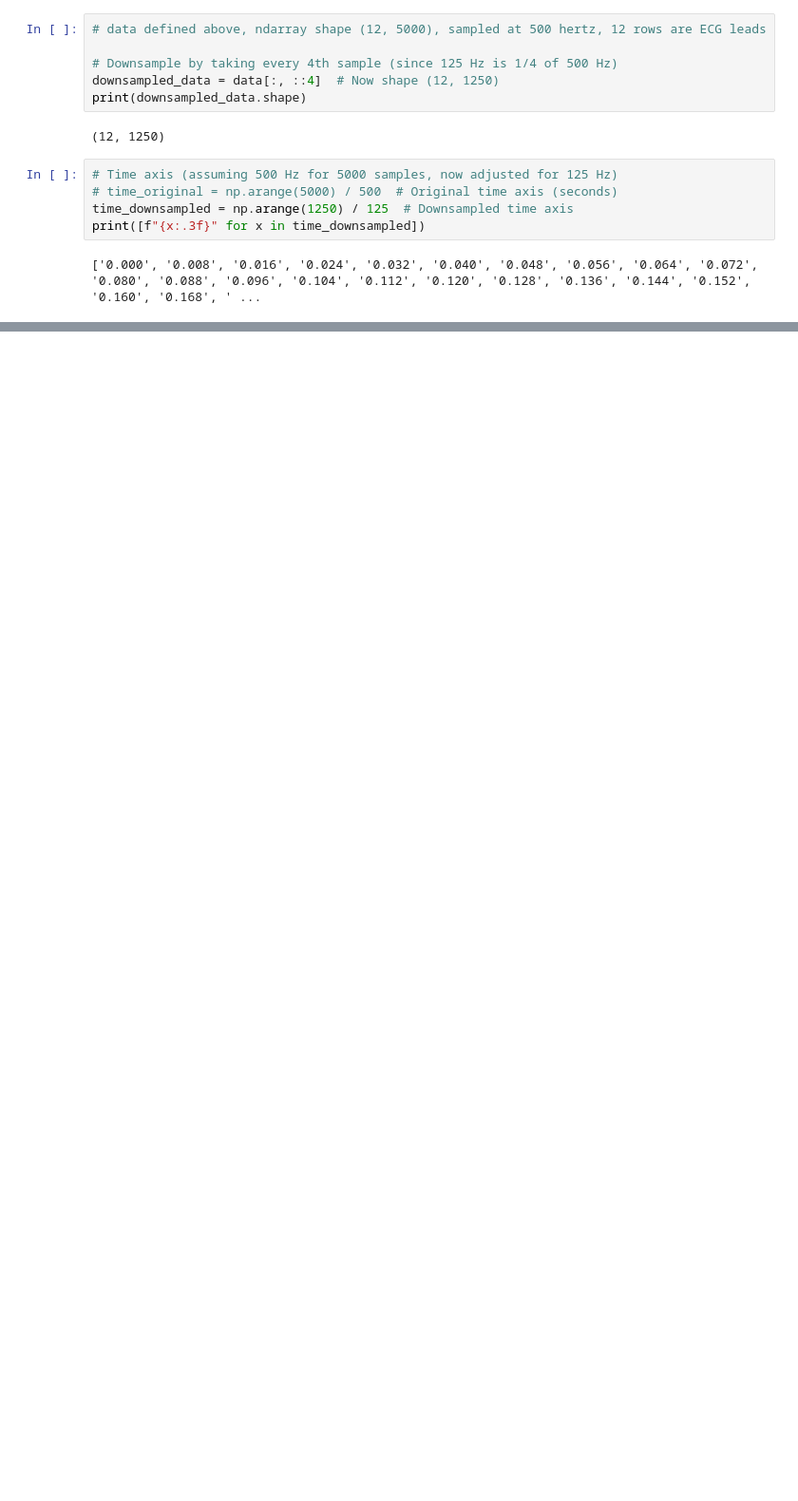
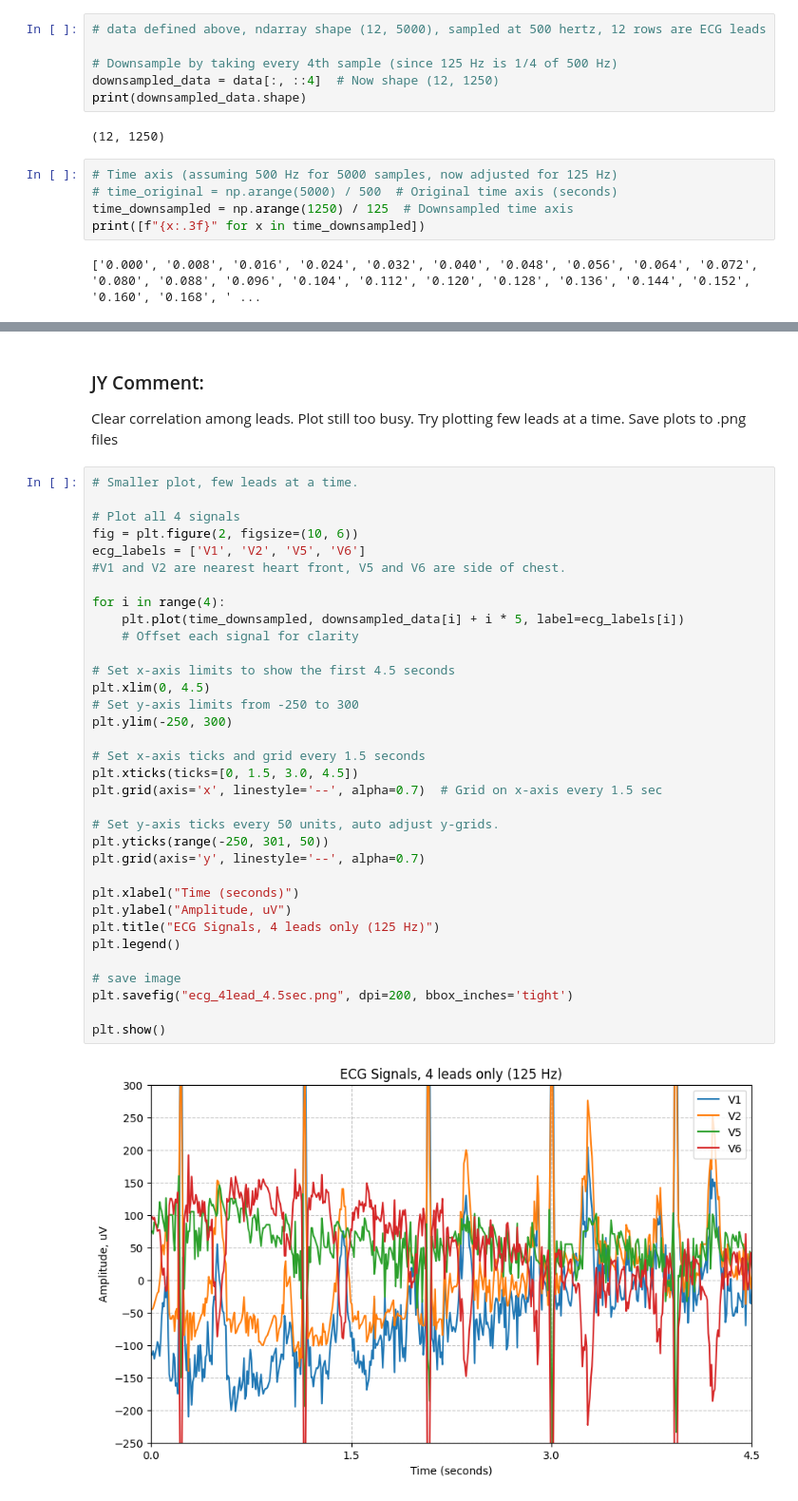
Before and after one commit to JennEYoon/ECG-transform, a Jupyter notebook: notebooks/load_mat.ipynb, the cells around one changed output, grey strips where cells are left out. Shown at 95% size. Drawn from its saved outputs; the diff is of its cells as text; blank space fills up the shorter version.

```diff
--- a/notebooks/load_mat.ipynb
+++ b/notebooks/load_mat.ipynb
@@ -163,0 +253,39 @@ plt.show()
+# %% [markdown]
+### JY Comment:
+Clear correlation among leads. Plot still too busy. Try plotting few leads at a time. Save plots to .png files
+# %%
+# Smaller plot, few leads at a time.
+
+# Plot all 4 signals
+fig = plt.figure(2, figsize=(10, 6))
+ecg_labels = ['V1', 'V2', 'V5', 'V6']
+#V1 and V2 are nearest heart front, V5 and V6 are side of chest.
+
+for i in range(4):
+    plt.plot(time_downsampled, downsampled_data[i] + i * 5, label=ecg_labels[i])
+    # Offset each signal for clarity
+
+# Set x-axis limits to show the first 4.5 seconds
+plt.xlim(0, 4.5)
+# Set y-axis limits from -250 to 300
+plt.ylim(-250, 300)
+
+# Set x-axis ticks and grid every 1.5 seconds
+plt.xticks(ticks=[0, 1.5, 3.0, 4.5])
+plt.grid(axis='x', linestyle='--', alpha=0.7)  # Grid on x-axis every 1.5 sec
+
+# Set y-axis ticks every 50 units, auto adjust y-grids.
+plt.yticks(range(-250, 301, 50))
+plt.grid(axis='y', linestyle='--', alpha=0.7)
+
+plt.xlabel("Time (seconds)")
+plt.ylabel("Amplitude, uV")
+plt.title("ECG Signals, 4 leads only (125 Hz)")
+plt.legend()
+
+# save image
+plt.savefig("ecg_4lead_4.5sec.png", dpi=200, bbox_inches='tight')
+
+plt.show()
+# %% [output]
+[figure, added]
```
Also changed, not shown: parts of 13 cells of this notebook.
